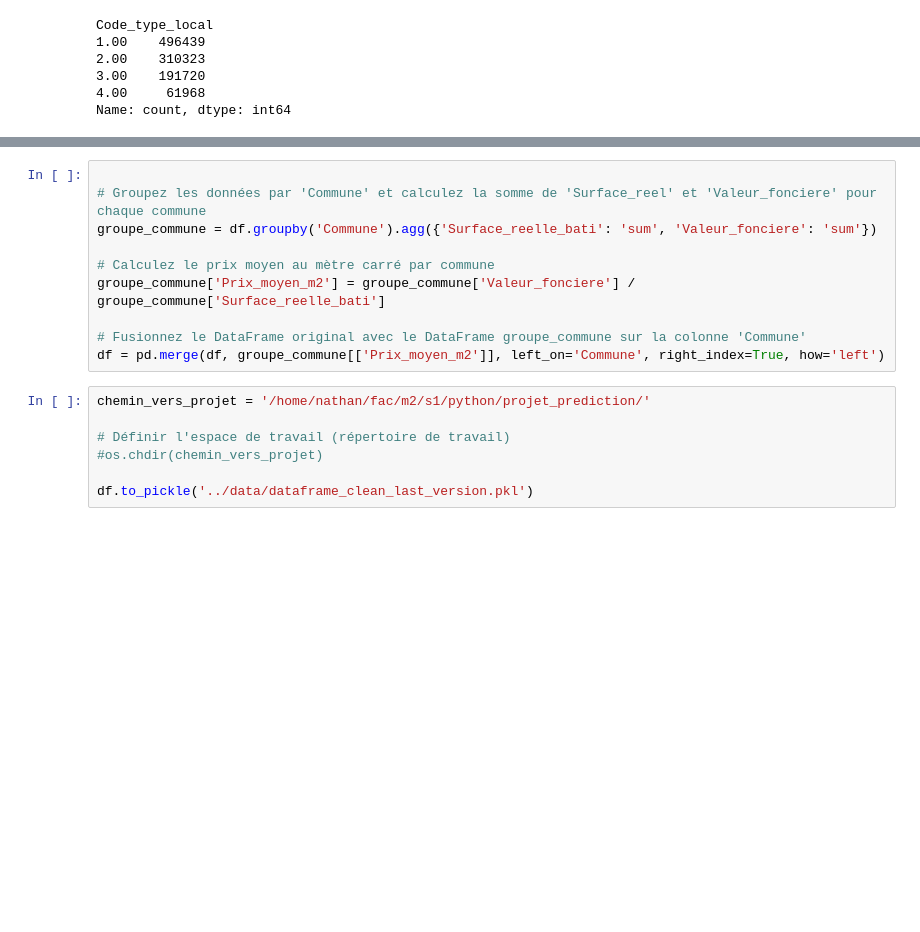
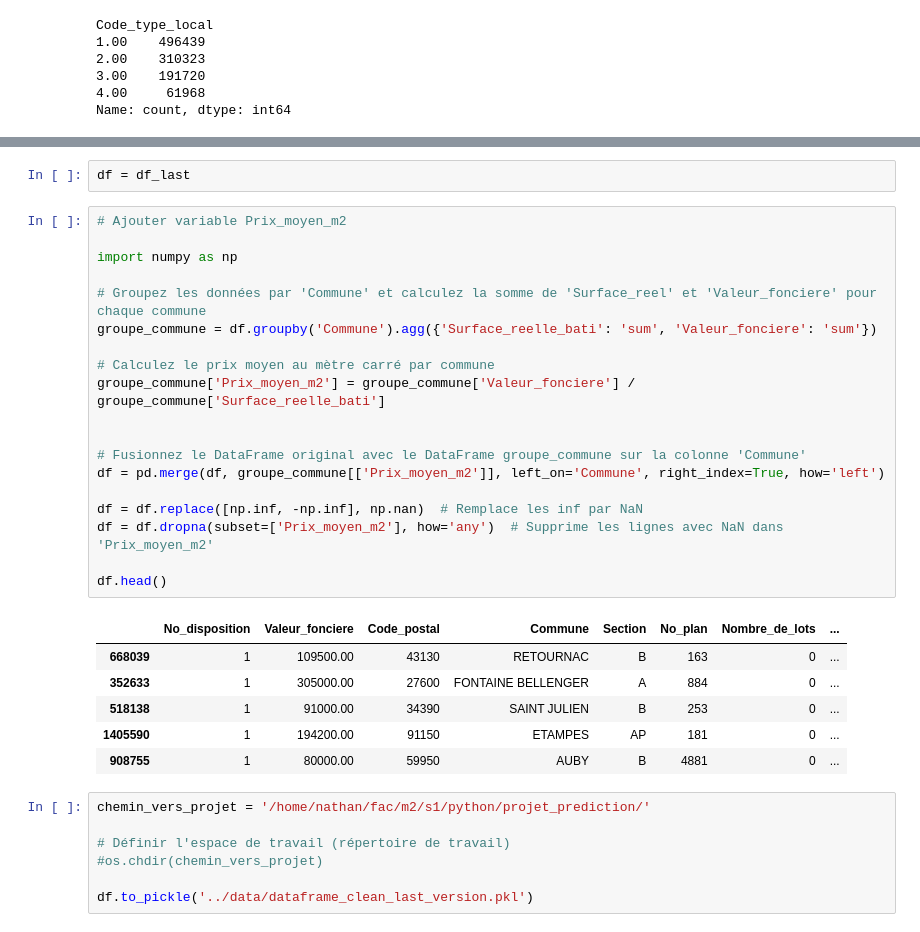
Before and after one commit to Naghan1132/Property_price_prediction, a Jupyter notebook: src/data_preprocessing.ipynb, the cells around one changed output, grey strips where cells are left out. Saved outputs shown, nothing was run; the diff lists cells and outputs as text; blank space fills up the shorter version.

```diff
--- a/src/data_preprocessing.ipynb
+++ b/src/data_preprocessing.ipynb
@@ -630,13 +656,31 @@ ValueError: could not convert string to float: '85445,50'
+# %%
+df = df_last
 # %%
+# Ajouter variable Prix_moyen_m2
+
+import numpy as np
 
 # Groupez les données par 'Commune' et calculez la somme de 'Surface_reel' et 'Valeur_fonciere' pour chaque commune
 groupe_commune = df.groupby('Commune').agg({'Surface_reelle_bati': 'sum', 'Valeur_fonciere': 'sum'})
 
 # Calculez le prix moyen au mètre carré par commune
 groupe_commune['Prix_moyen_m2'] = groupe_commune['Valeur_fonciere'] / groupe_commune['Surface_reelle_bati']
 
+
 # Fusionnez le DataFrame original avec le DataFrame groupe_commune sur la colonne 'Commune'
 df = pd.merge(df, groupe_commune[['Prix_moyen_m2']], left_on='Commune', right_index=True, how='left')
+
+df = df.replace([np.inf, -np.inf], np.nan)  # Remplace les inf par NaN
+df = df.dropna(subset=['Prix_moyen_m2'], how='any')  # Supprime les lignes avec NaN dans 'Prix_moyen_m2'
+
+df.head()
+# %% [output]
+|  | No_disposition | Valeur_fonciere | Code_postal | Commune | Section | No_plan | Nombre_de_lots | ... |
+| 668039 | 1 | 109500.00 | 43130 | RETOURNAC | B | 163 | 0 | ... |
+| 352633 | 1 | 305000.00 | 27600 | FONTAINE BELLENGER | A | 884 | 0 | ... |
+| 518138 | 1 | 91000.00 | 34390 | SAINT JULIEN | B | 253 | 0 | ... |
+| 1405590 | 1 | 194200.00 | 91150 | ETAMPES | AP | 181 | 0 | ... |
+| 908755 | 1 | 80000.00 | 59950 | AUBY | B | 4881 | 0 | ... |
 # %%
 chemin_vers_projet = '/home/nathan/fac/m2/s1/python/projet_prediction/'
 
```
Also changed, not shown: parts of 30 cells of this notebook.
